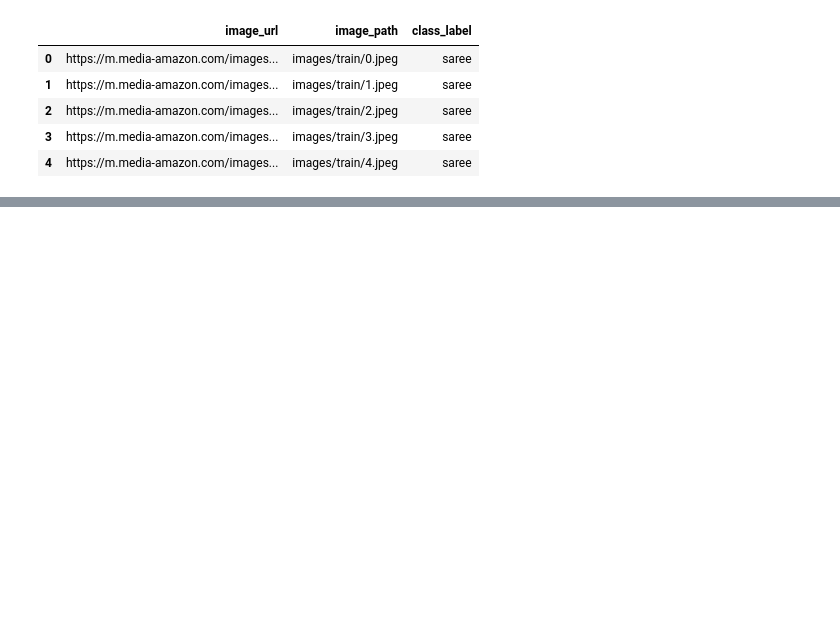
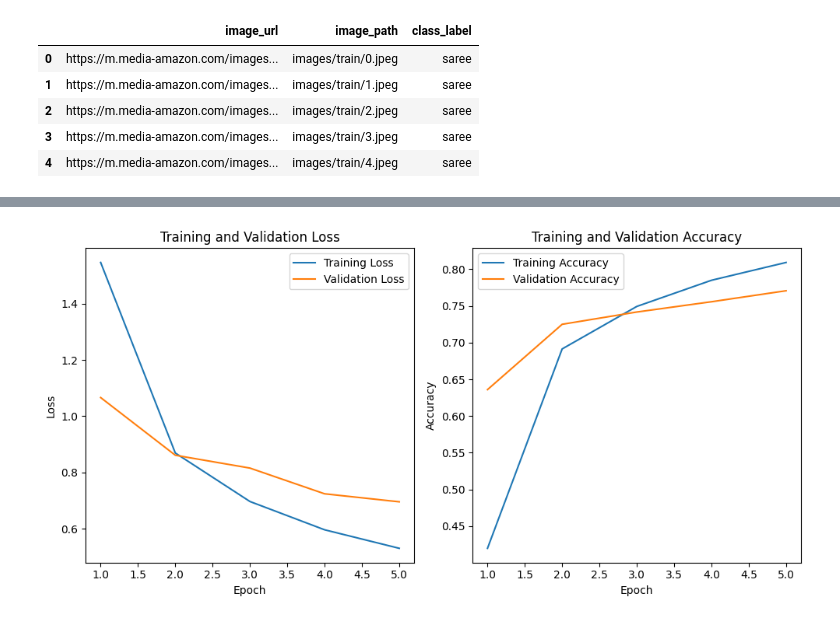
Before and after one commit to thuhinkhanna/COMP-6721-Project, a Jupyter notebook: AI_Project_Indo_Fashion_Dataset.ipynb, the cells around one changed output, grey strips where cells are left out. Saved outputs shown, nothing was run; the diff lists cells and outputs as text; code cells hidden in the pictures; blank space fills up the shorter version.

```diff
--- a/AI_Project_Indo_Fashion_Dataset.ipynb
+++ b/AI_Project_Indo_Fashion_Dataset.ipynb
@@ -247,0 +278,5 @@ image
+# %%
+validation_data = pd.read_csv('/content/pruned_val_data.csv')
+
+val_data = FashionDataset(dataframe = validation_data, label_map = label_map, transform = transform)
+val_dataloader = DataLoader(val_data, batch_size = 64, shuffle = True)
@@ -247,0 +290,14 @@ image
+# %%
+from torchvision import models
+import torch.nn as nn
+import torch.optim as optim
+
+device = torch.device("cuda" if torch.cuda.is_available() else "cpu")
+print("Using "+str(device))
+
+vgg16 = models.vgg16(weights=None)
+vgg16.classifier[-1] = nn.Linear(4096, 8) # 8 output classes
+vgg16.to(device)
+
+criterion = nn.CrossEntropyLoss()
+optimizer = optim.SGD(vgg16.parameters(), lr=0.001, momentum=0.9)
@@ -247,0 +392,28 @@ image
+# %%
+import matplotlib.pyplot as plt
+
+# training and validation loss
+
+plt.figure(figsize=(10, 5))
+plt.subplot(1, 2, 1)
+plt.plot(range(1, num_epochs + 1), train_losses, label='Training Loss')
+plt.plot(range(1, num_epochs + 1), val_losses, label='Validation Loss')
+plt.xlabel('Epoch')
+plt.ylabel('Loss')
+plt.title('Training and Validation Loss')
+plt.legend()
+
+# Plotting training and validation accuracy
+
+plt.subplot(1, 2, 2)
+plt.plot(range(1, num_epochs + 1), train_accuracies, label='Training Accuracy')
+plt.plot(range(1, num_epochs + 1), val_accuracies, label='Validation Accuracy')
+plt.xlabel('Epoch')
+plt.ylabel('Accuracy')
+plt.title('Training and Validation Accuracy')
+plt.legend()
+
+plt.tight_layout()
+plt.show()
+# %% [output]
+[figure, added]
```
Also changed, not shown: parts of 19 cells of this notebook.
